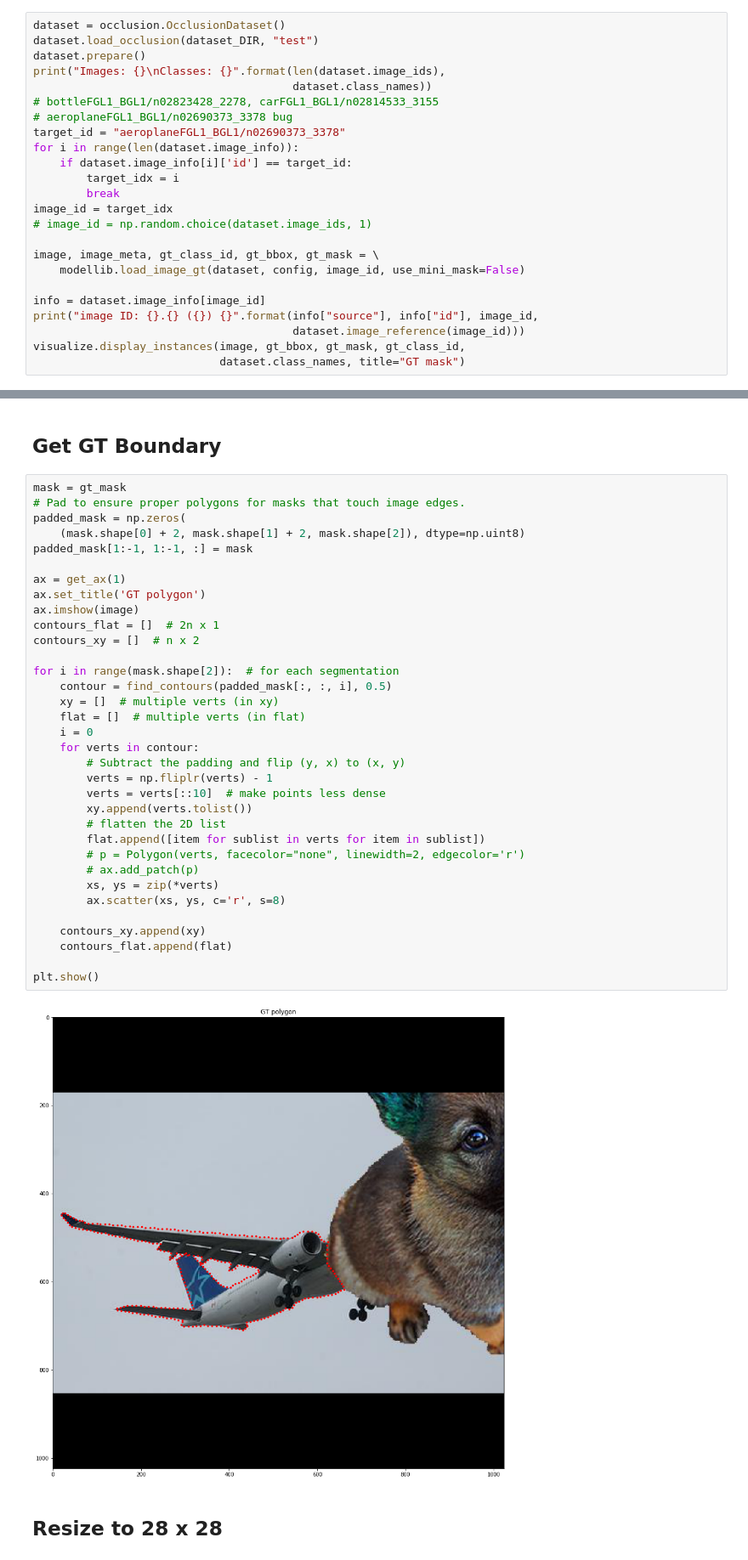
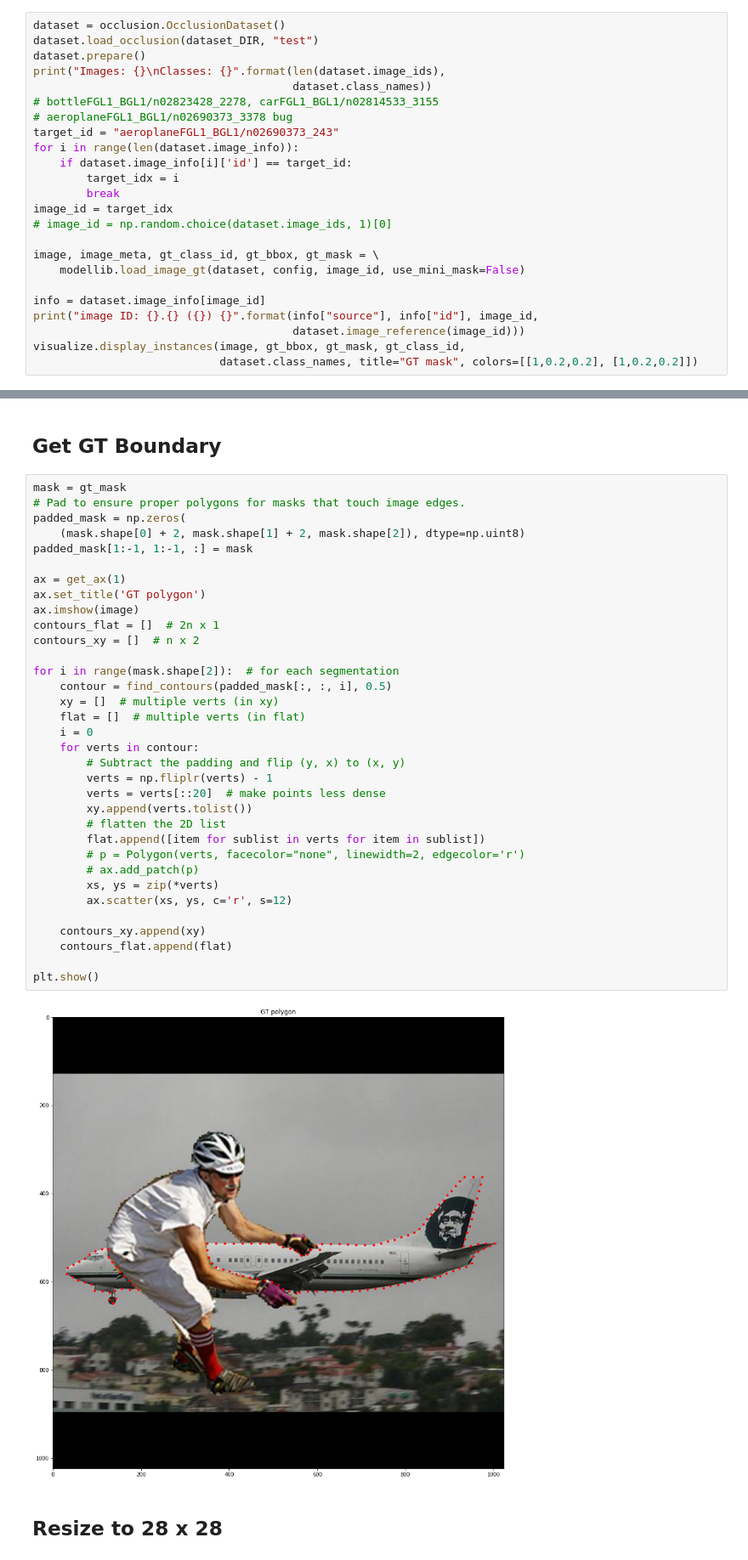
Before and after one commit to sunfanyi/Mask_RCNN_Occlusion, a Jupyter notebook: occlusion/demo_polygon_mask.ipynb, the cells around one changed output, grey strips where cells are left out. Shown at 85% size. Cells and saved outputs as stored; diff of their text form.

```diff
--- a/occlusion/demo_polygon_mask.ipynb
+++ b/occlusion/demo_polygon_mask.ipynb
@@ -142,13 +145,13 @@ print("Images: {}\nClasses: {}".format(len(dataset.image_ids),
                                        dataset.class_names))
 # bottleFGL1_BGL1/n02823428_2278, carFGL1_BGL1/n02814533_3155
 # aeroplaneFGL1_BGL1/n02690373_3378 bug
-target_id = "aeroplaneFGL1_BGL1/n02690373_3378"
+target_id = "aeroplaneFGL1_BGL1/n02690373_243"
 for i in range(len(dataset.image_info)):
     if dataset.image_info[i]['id'] == target_id:
         target_idx = i
         break
 image_id = target_idx
-# image_id = np.random.choice(dataset.image_ids, 1)
+# image_id = np.random.choice(dataset.image_ids, 1)[0]
 
 image, image_meta, gt_class_id, gt_bbox, gt_mask = \
     modellib.load_image_gt(dataset, config, image_id, use_mini_mask=False)
@@ -157,7 +160,7 @@ info = dataset.image_info[image_id]
 print("image ID: {}.{} ({}) {}".format(info["source"], info["id"], image_id,
                                        dataset.image_reference(image_id)))
 visualize.display_instances(image, gt_bbox, gt_mask, gt_class_id,
-                            dataset.class_names, title="GT mask")
+                            dataset.class_names, title="GT mask", colors=[[1,0.2,0.2], [1,0.2,0.2]])
 # %% [output]
 loading annotations into memory...
 Done (t=0.00s)
@@ -175,36 +178,36 @@ mask = gt_mask
 padded_mask = np.zeros(
     (mask.shape[0] + 2, mask.shape[1] + 2, mask.shape[2]), dtype=np.uint8)
 padded_mask[1:-1, 1:-1, :] = mask
 
 ax = get_ax(1)
 ax.set_title('GT polygon')
 ax.imshow(image)
 contours_flat = []  # 2n x 1
 contours_xy = []  # n x 2
 
 for i in range(mask.shape[2]):  # for each segmentation
     contour = find_contours(padded_mask[:, :, i], 0.5)
     xy = []  # multiple verts (in xy)
     flat = []  # multiple verts (in flat)
     i = 0
     for verts in contour:
         # Subtract the padding and flip (y, x) to (x, y)
         verts = np.fliplr(verts) - 1
-        verts = verts[::10]  # make points less dense
+        verts = verts[::20]  # make points less dense
         xy.append(verts.tolist())
         # flatten the 2D list
         flat.append([item for sublist in verts for item in sublist])
         # p = Polygon(verts, facecolor="none", linewidth=2, edgecolor='r')
         # ax.add_patch(p)
         xs, ys = zip(*verts)
-        ax.scatter(xs, ys, c='r', s=8)
+        ax.scatter(xs, ys, c='r', s=12)
 
     contours_xy.append(xy)
     contours_flat.append(flat)
 
 plt.show()
 # %% [output]
-[figure, old version]
+[figure, new version]
 # %% [markdown]
 ## Resize to 28 x 28
 # %%
```
Also changed, not shown: parts of 8 cells of this notebook, 4 other files.
